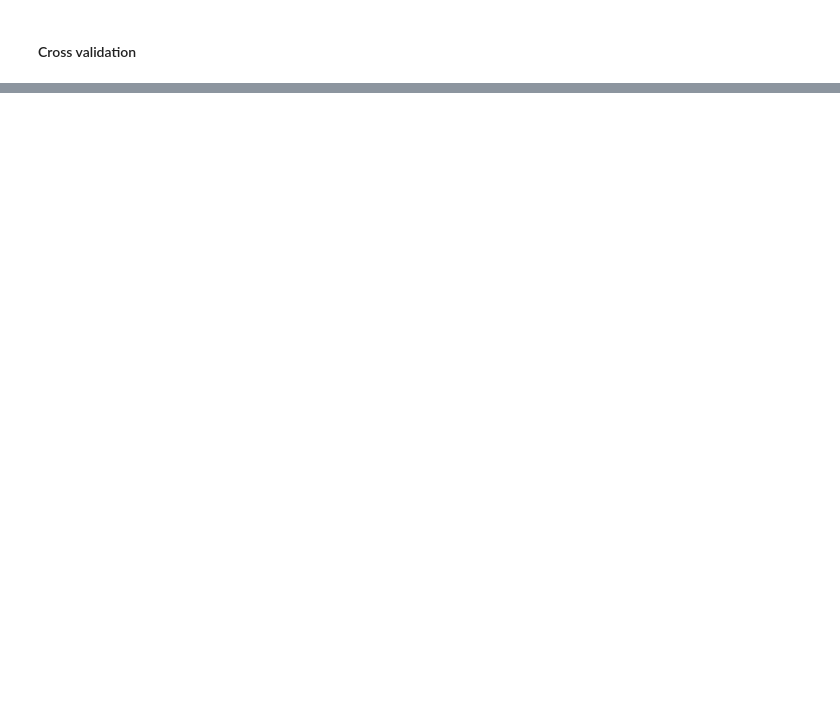
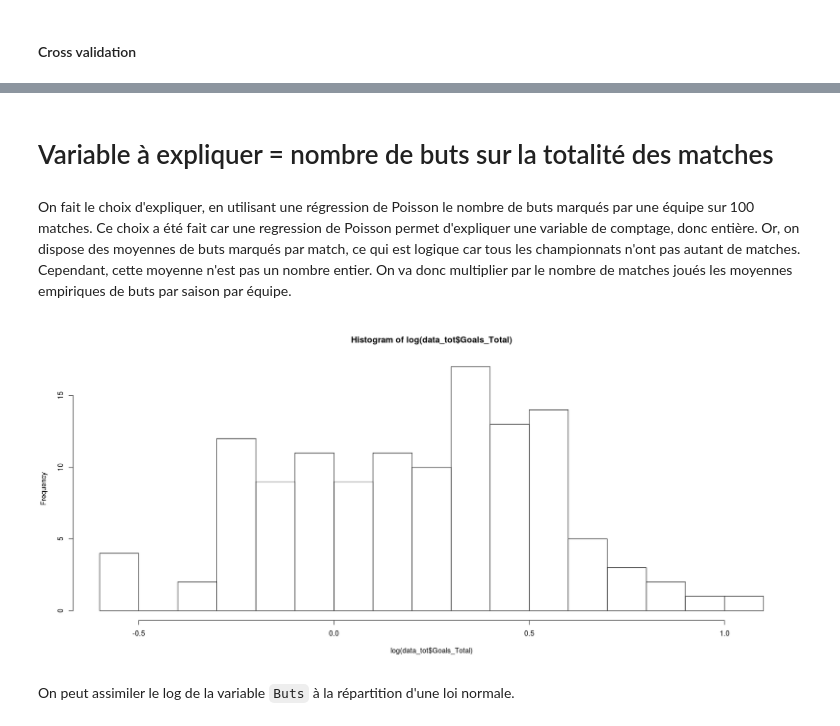
Before and after one commit to CamilleBichet/Projet_Foot_5A, a Jupyter notebook: Selection_de_variables.ipynb, the cells around one changed output, grey strips where cells are left out. Saved outputs shown, nothing was run; the diff lists cells and outputs as text; code cells hidden in the pictures; blank space fills up the shorter version.

Commit message:
Regression poisson sur nombre de buts

```diff
--- a/Selection_de_variables.ipynb
+++ b/Selection_de_variables.ipynb
@@ -442,0 +317,4 @@ KeyPassesType_Other                .
+# %% [markdown]
+# Variable à expliquer = nombre de buts sur la totalité des matches
+# %% [markdown]
+On fait le choix d'expliquer, en utilisant une régression de Poisson le nombre de buts marqués par une équipe sur 100 matches. Ce choix a été fait car une regression de Poisson permet d'expliquer une variable de comptage, donc entière. Or, on dispose des moyennes de buts marqués par match, ce qui est logique car tous les championnats n'ont pas autant de matches. Cependant, cette moyenne n'est pas un nombre entier. On va donc multiplier par le nombre de matches joués les moyennes empiriques de buts par saison par équipe.
@@ -442,0 +323,6 @@ KeyPassesType_Other                .
+# %%
+hist(log(data_tot$Goals_Total), breaks=12)
+# %% [output]
+[figure, added]
+# %% [markdown]
+On peut assimiler le log de la variable `Buts` à la répartition d'une loi normale.
```
Also changed, not shown: parts of 49 cells of this notebook, 1 other file.
